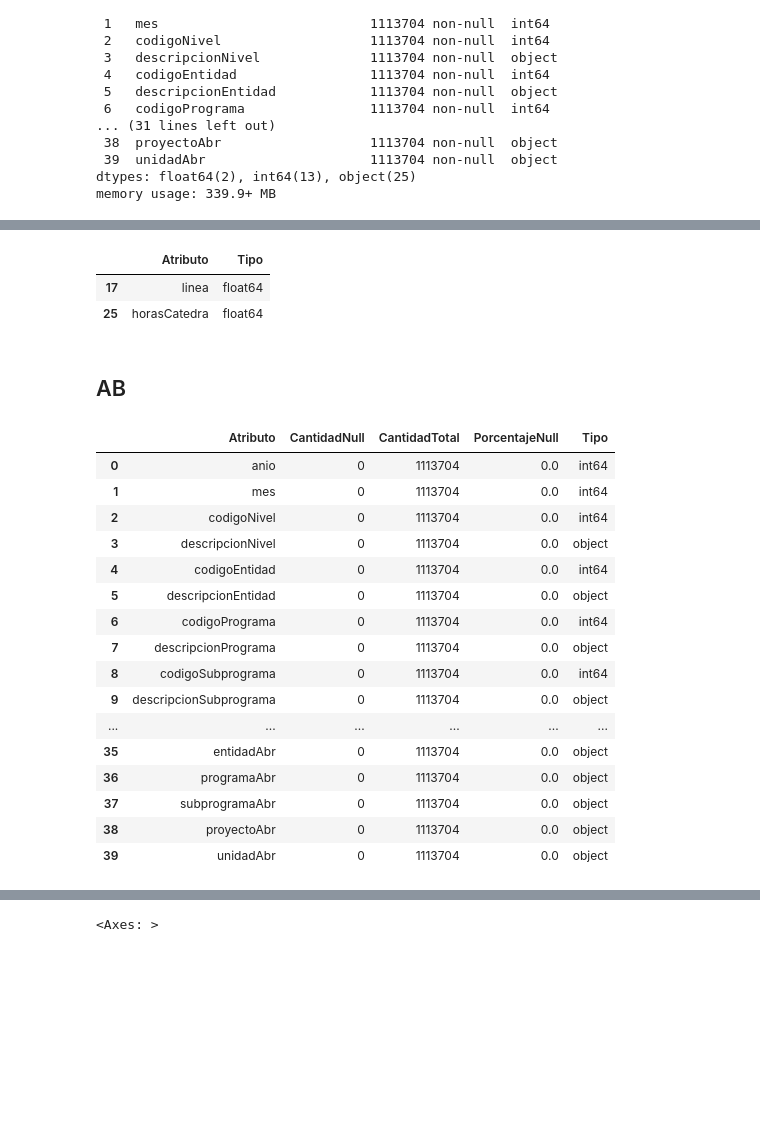
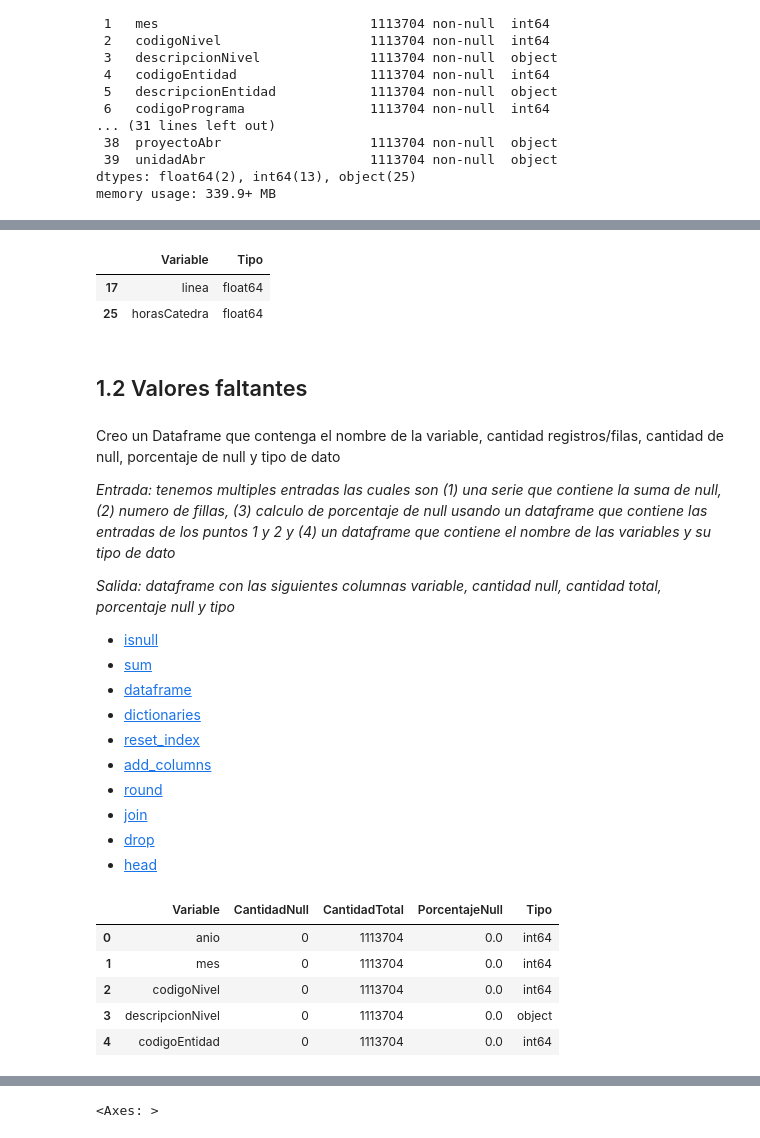
Before and after one commit to jesusoviedo/clustering_func_publico, a Jupyter notebook: IA-Clustering-Nomina-Funcionarios-07-2023.ipynb, the cells around one changed output, grey strips where cells are left out. Cells and saved outputs as stored; diff of their text form; code cells hidden in the pictures; blank space fills up the shorter version.

```diff
--- a/IA-Clustering-Nomina-Funcionarios-07-2023.ipynb
+++ b/IA-Clustering-Nomina-Funcionarios-07-2023.ipynb
@@ -11,2 +33,6 @@ import missingno as msno
 # %%
-df_nomina_funcionario = pd.read_csv("/content/drive/MyDrive/UNA-IA-Proyecto del diplomado/nomina-2023-07/nomina_2023-07.csv", encoding='latin-1')
+#df_nomina_funcionario = pd.read_csv("/content/drive/MyDrive/UNA-IA-Proyecto del diplomado/nomina-2023-07/nomina_2023-07.csv", encoding='latin-1')
+
+file_id = '1p-S_Tle9ISpSmyvrTjmzHi7Ton0ieapi'
+url = f'https://drive.google.com/uc?id={file_id}&export=download'
+df_nomina_funcionario_2 = pd.read_csv(url, compression='zip', encoding='latin-1')
@@ -68,4 +160,4 @@ memory usage: 339.9+ MB
 # %%
-df_tipo_col_nomina = pd.DataFrame(df_nomina_funcionario.dtypes, columns=["Tipo"]).reset_index(names=["Atributo"])
-df_tipo_col_nomina.Tipo.value_counts()
+df_tipo_col_nomina = pd.DataFrame(df_nomina_funcionario.dtypes, columns=["Tipo"]).reset_index(names=["Variable"])
+df_tipo_col_nomina.head()
 # %% [output]
@@ -123,33 +254,39 @@ df_tipo_col_nomina[df_tipo_col_nomina["Tipo"] == "int64"]
 # %%
 df_tipo_col_nomina[df_tipo_col_nomina["Tipo"] == "float64"]
 # %% [output]
-|  | Atributo | Tipo |
+|  | Variable | Tipo |
 | 17 | linea | float64 |
 | 25 | horasCatedra | float64 |
-# %% [markdown]
-## AB
+# %% [markdown]
+## 1.2 Valores faltantes
+# %% [markdown]
+Creo un Dataframe que contenga el nombre de la variable, cantidad registros/filas, cantidad de null, porcentaje de null y tipo de dato
+
+*Entrada: tenemos multiples entradas las cuales son (1) una serie que contiene la suma de null, (2) numero de fillas, (3) calculo de porcentaje de null usando un dataframe que contiene las entradas de los puntos 1 y 2 y (4) un dataframe que contiene el nombre de las variables y su tipo de dato*
+
+*Salida: dataframe con las siguientes columnas variable, cantidad null, cantidad total, 	porcentaje null y tipo*
+
+*   [isnull](https://pandas.pydata.org/docs/reference/api/pandas.DataFrame.isnull.html)
+*   [sum](https://pandas.pydata.org/docs/reference/api/pandas.DataFrame.sum.html)
+*   [dataframe](https://pandas.pydata.org/docs/reference/api/pandas.DataFrame.html)
+*   [dictionaries](https://docs.python.org/3/tutorial/datastructures.html#dictionaries)
+*   [reset_index](https://pandas.pydata.org/docs/reference/api/pandas.DataFrame.reset_index.html)
+*   [add_columns](https://pandas.pydata.org/docs/getting_started/intro_tutorials/05_add_columns.html#)
+*   [round](https://docs.python.org/3/library/functions.html#round)
+*   [join](https://pandas.pydata.org/docs/reference/api/pandas.DataFrame.join.html)
+*   [drop](https://pandas.pydata.org/docs/reference/api/pandas.DataFrame.drop.html)
+*   [head](https://pandas.pydata.org/docs/reference/api/pandas.DataFrame.head.html)
 # %%
 cant_null = df_nomina_funcionario.isnull().sum()
 cant_total = dimension[0]
-resumen_columnas = pd.DataFrame(dict({"CantidadNull": cant_null, "CantidadTotal": cant_total})).reset_index(names=['Atributo'])
+resumen_columnas = pd.DataFrame(dict({"CantidadNull": cant_null, "CantidadTotal": cant_total})).reset_index(names=['Variable'])
 resumen_columnas["PorcentajeNull"] = round(resumen_columnas["CantidadNull"] / resumen_columnas["CantidadTotal"], 3) * 100
-resumen_columnas = resumen_columnas.join(df_tipo_col_nomina, rsuffix='_other').drop(columns=['Atributo_other'])
-resumen_columnas
+resumen_columnas = resumen_columnas.join(df_tipo_col_nomina, rsuffix='_other').drop(columns=['Variable_other'])
+resumen_columnas.head()
 # %% [output]
-|  | Atributo | CantidadNull | CantidadTotal | PorcentajeNull | Tipo |
+|  | Variable | CantidadNull | CantidadTotal | PorcentajeNull | Tipo |
 | 0 | anio | 0 | 1113704 | 0.0 | int64 |
 | 1 | mes | 0 | 1113704 | 0.0 | int64 |
 | 2 | codigoNivel | 0 | 1113704 | 0.0 | int64 |
 | 3 | descripcionNivel | 0 | 1113704 | 0.0 | object |
 | 4 | codigoEntidad | 0 | 1113704 | 0.0 | int64 |
-| 5 | descripcionEntidad | 0 | 1113704 | 0.0 | object |
-| 6 | codigoPrograma | 0 | 1113704 | 0.0 | int64 |
-| 7 | descripcionPrograma | 0 | 1113704 | 0.0 | object |
-| 8 | codigoSubprograma | 0 | 1113704 | 0.0 | int64 |
-| 9 | descripcionSubprograma | 0 | 1113704 | 0.0 | object |
-| ... | ... | ... | ... | ... | ... |
-| 35 | entidadAbr | 0 | 1113704 | 0.0 | object |
-| 36 | programaAbr | 0 | 1113704 | 0.0 | object |
-| 37 | subprogramaAbr | 0 | 1113704 | 0.0 | object |
-| 38 | proyectoAbr | 0 | 1113704 | 0.0 | object |
-| 39 | unidadAbr | 0 | 1113704 | 0.0 | object |
```
Also changed, not shown: parts of 196 cells of this notebook.
